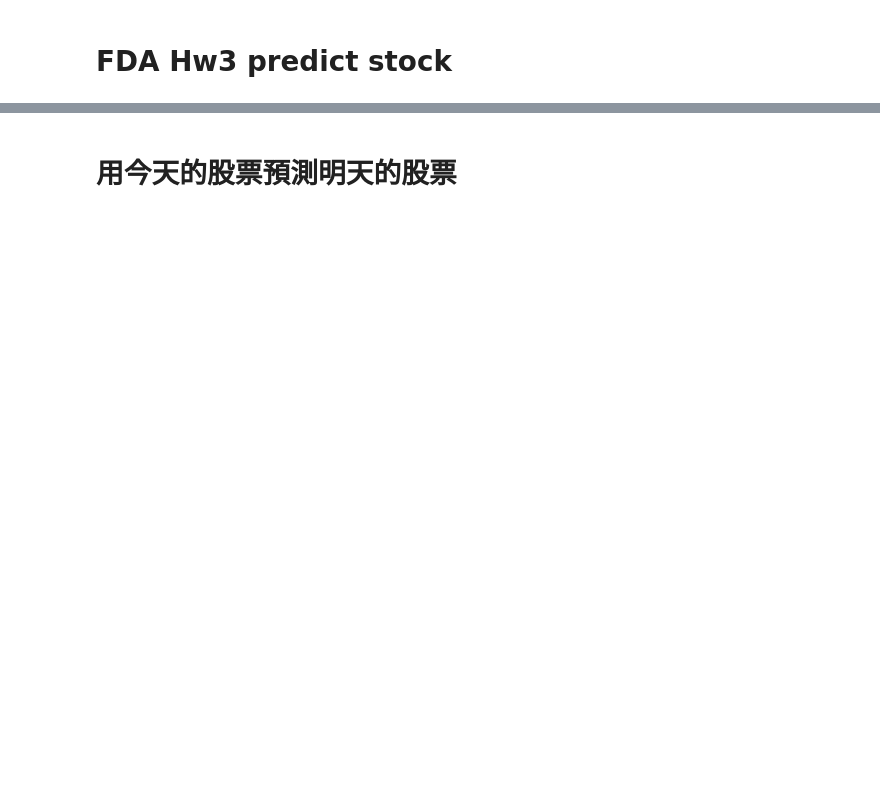
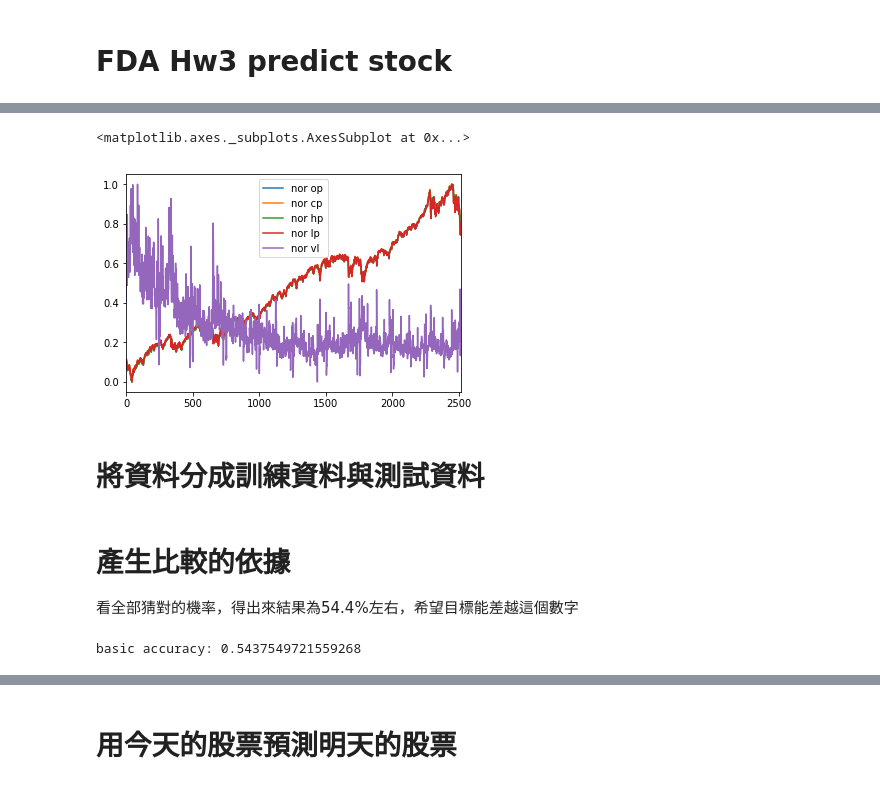
Before and after one commit to yuyingg0921/fda-hw, a Jupyter notebook: hw3/stock-predict.ipynb, the cells around one changed output, grey strips where cells are left out. Drawn from its saved outputs; the diff is of its cells as text; code cells hidden in the pictures; blank space fills up the shorter version.

```diff
--- a/hw3/stock-predict.ipynb
+++ b/hw3/stock-predict.ipynb
@@ -134,3 +135,10 @@ stock_data.describe()
+# %%
+stock_data[['nor op', 'nor cp', 'nor hp', 'nor lp', 'nor vl']].plot()
+# %% [output]
+<matplotlib.axes._subplots.AxesSubplot at 0x...>
+[figure, added]
+# %% [markdown]
+# 將資料分成訓練資料與測試資料
 # %%
 train_data = stock_data.iloc[0:2264]
 test_data = stock_data.iloc[2264:2515] # don't use the last one
@@ -145,3 +153,16 @@ y_test = test_data[['move open', 'move close', 'move high', 'move low', 'move vo
 # standard data
 x_train_std = train_data[['nor op', 'nor cp', 'nor hp', 'nor lp', 'nor vl']]
 x_test_std = test_data[['nor op', 'nor cp', 'nor hp', 'nor lp', 'nor vl']]
+# %% [markdown]
+# 產生比較的依據
+看全部猜對的機率，得出來結果為54.4%左右，希望目標能差越這個數字
+# %%
+y_ans = pd.Series(stock_data['move close'])
+y_ans = y_ans[:2514]
+y_ans = y_ans.astype('int')
+fake_guess = list(1 for i in range(0, 2514))
+fake_guess = pd.Series(fake_guess)
+basic_acc = accuracy_score(fake_guess, y_ans)
+print('basic accuracy: %s' % basic_acc)
+# %% [output]
+basic accuracy: 0.5437549721559268
```
Also changed, not shown: parts of 26 cells of this notebook.
